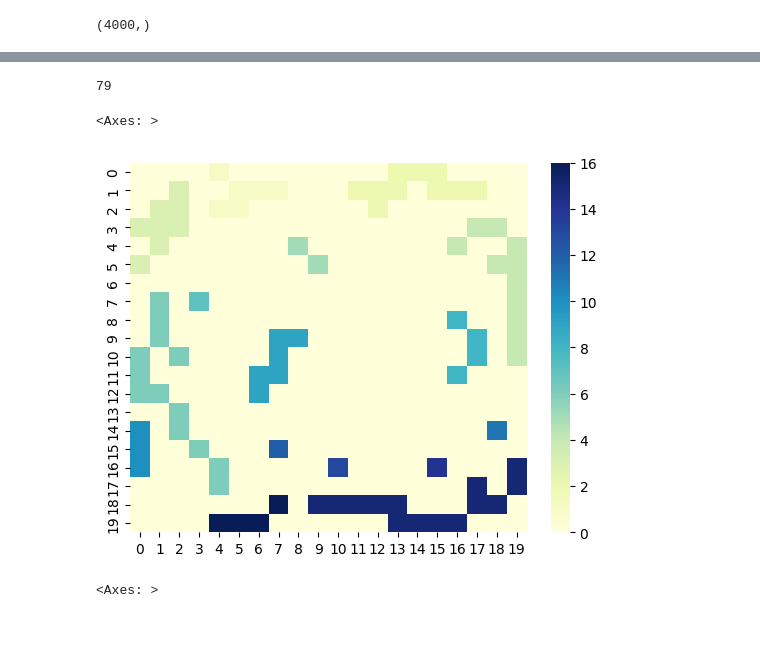
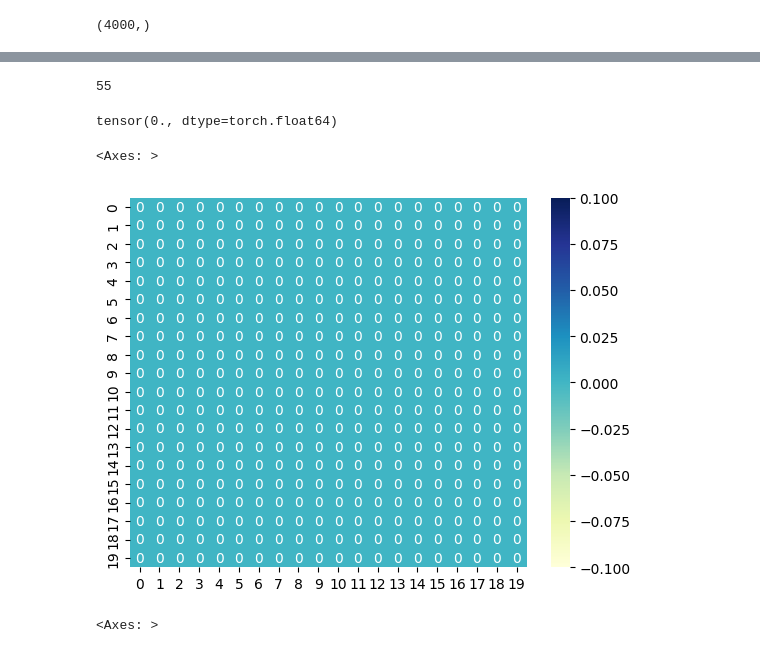
Before and after one commit to hhsherlock/Spiking_NN, a Jupyter notebook: mnst_learn/calculation.ipynb, the cells around one changed output, grey strips where cells are left out. Drawn from its saved outputs; the diff is of its cells as text; code cells hidden in the pictures.

Commit message:
need to think of a better way to find the first peak

```diff
--- a/mnst_learn/calculation.ipynb
+++ b/mnst_learn/calculation.ipynb
@@ -44,7 +44,7 @@ device = torch.device("cuda" if torch.cuda.is_available() else "cpu")
 
 
 # with open(path + "fire_data_mnst_two.pkl", "rb") as f:
-with open(path + "Spiking_add_files/fire_data_mnst_nine_another.pkl", "rb") as f:
+with open(path + "Spiking_add_files/fire_data_mnst_nine.pkl", "rb") as f:
     fire_data = pickle.load(f)
 
 train = False
@@ -725,12 +725,12 @@ See the histogram avalanches size and total activities relationship
 # per time
 total_sizes_nine_another_zipper = []
 labels_nine_another_zipper = []
-for i in range(E_fires[500:].shape[0]):
+for i in range(E_fires.shape[0]):
     blob_sizes, temp_label= avalanches(E_fires[i])
 
     # limit sizes
-    # blob_sizes = blob_sizes[blob_sizes>10]
-    blob_sizes = blob_sizes[blob_sizes<10]
+    # blob_sizes = blob_sizes[blob_sizes>5]
+    # blob_sizes = blob_sizes[blob_sizes<10]
 
     total_sizes_nine_another_zipper.append(blob_sizes)
     labels_nine_another_zipper.append(temp_label)
@@ -810,14 +909,18 @@ find_last_zero(smooth_test)
 # %%
 test = sliding_window_max(sum_two_zipper[500:], 100)
 # %%
-find_first_peak(smooth_test[1929:])
+find_first_peak(smooth_test[852:])
 # %% [output]
-79
+55
+# %%
+ratio[807]
+# %% [output]
+tensor(0., dtype=torch.float64)
 # %%
-sns.heatmap(labels_zero_another_zipper[1929+79], annot=False, cmap="YlGnBu")
+sns.heatmap(labels_nine_another_zipper[807], annot=True, cmap="YlGnBu")
 # %% [output]
 <Axes: >
-[figure, old version]
+[figure, new version]
 # %%
 sns.heatmap(labels_zero_another_zipper[1011+45], annot=False, cmap="YlGnBu")
 # %% [output]
```
Also changed, not shown: parts of 18 cells of this notebook, 6 other files.
